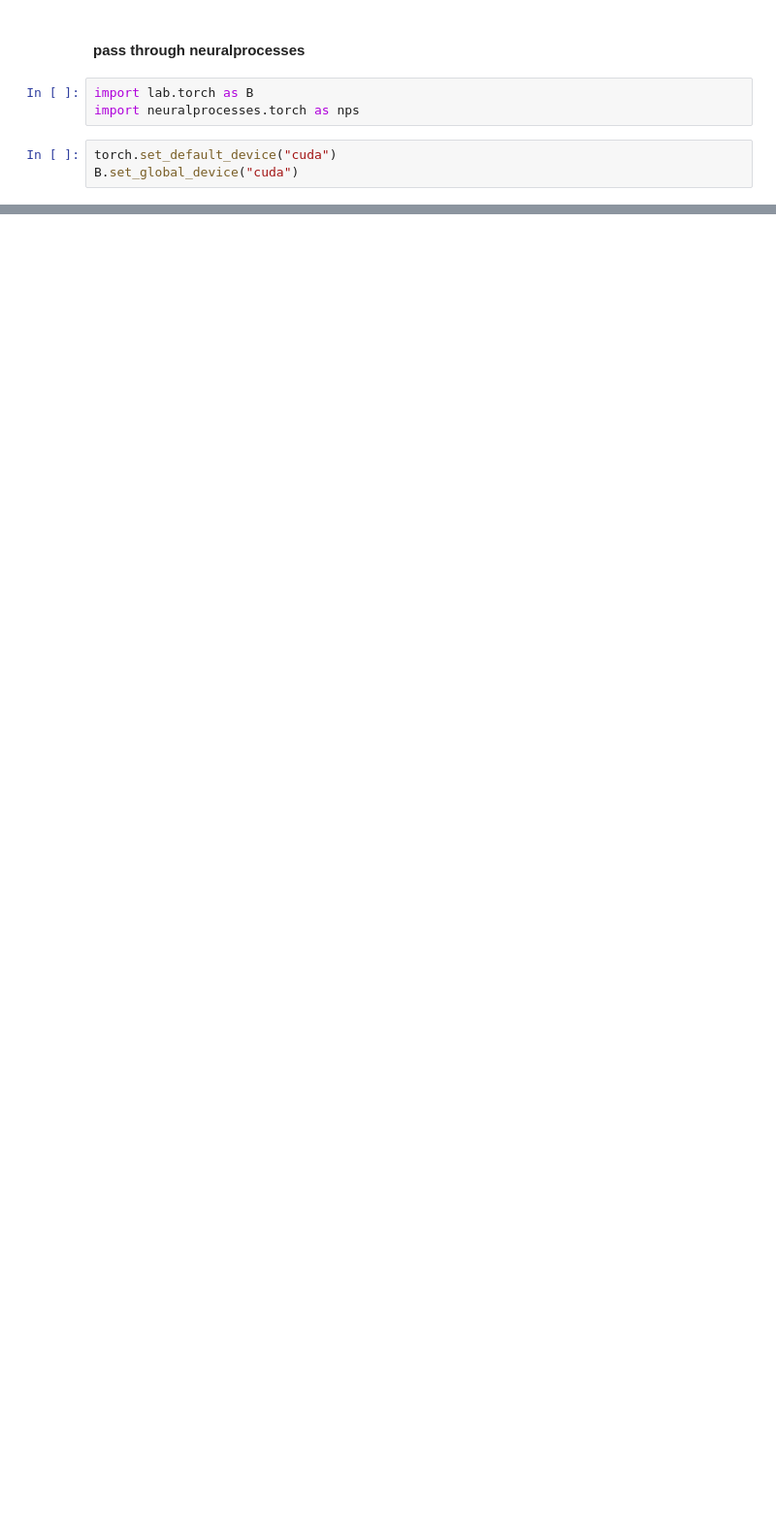
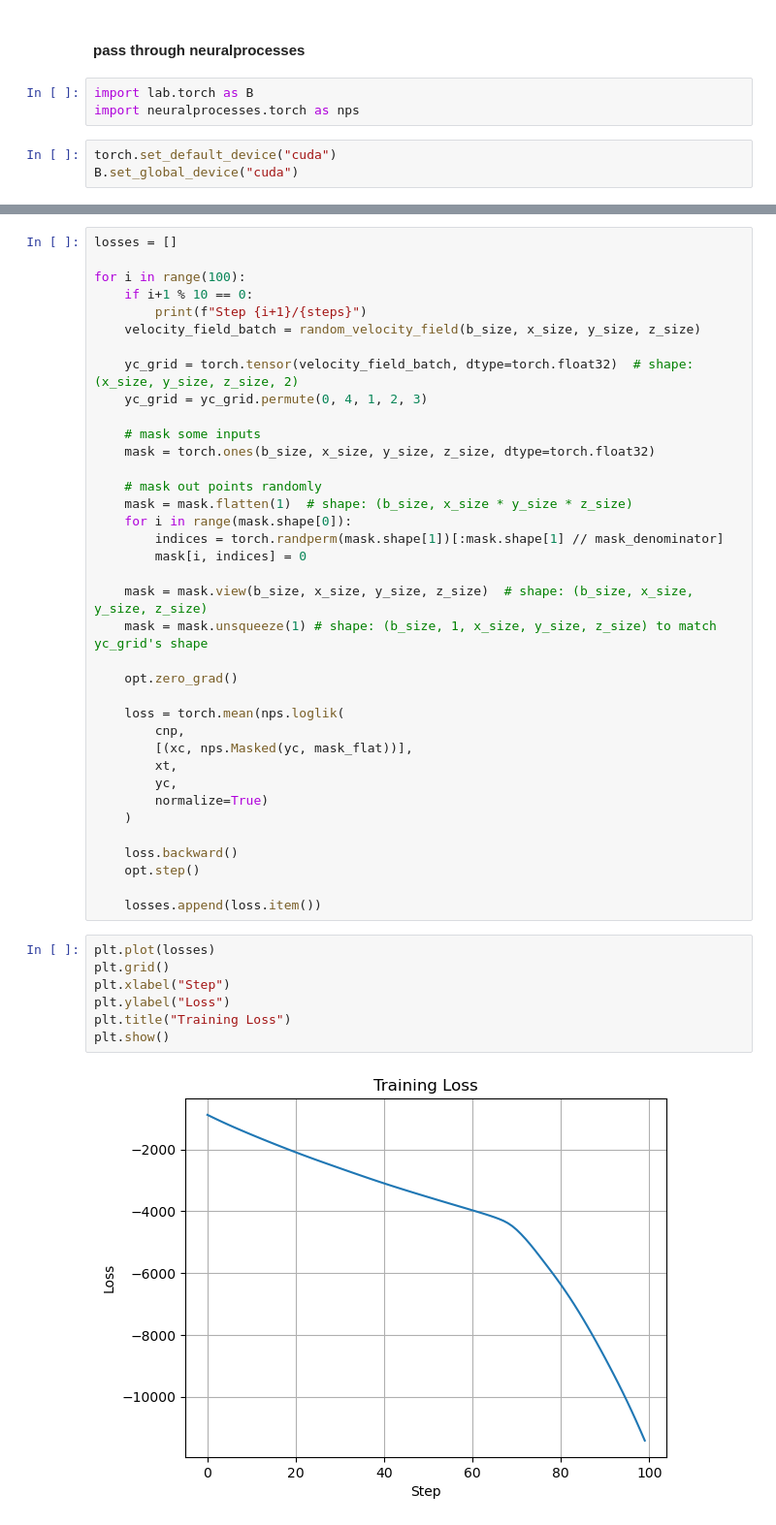
Before and after one commit to LennoxC/jetstream-interpolate-convcnp, a Jupyter notebook: notebooks/dev/neuralprocesses3d.ipynb, the cells around one changed output, grey strips where cells are left out. Shown at 97% size. Drawn from its saved outputs; the diff is of its cells as text; blank space fills up the shorter version.

```diff
--- a/notebooks/dev/neuralprocesses3d.ipynb
+++ b/notebooks/dev/neuralprocesses3d.ipynb
@@ -145,0 +130,46 @@ pred
+# %%
+losses = []
+
+for i in range(100):
+    if i+1 % 10 == 0:
+        print(f"Step {i+1}/{steps}")
+    velocity_field_batch = random_velocity_field(b_size, x_size, y_size, z_size)
+
+    yc_grid = torch.tensor(velocity_field_batch, dtype=torch.float32)  # shape: (x_size, y_size, z_size, 2)
+    yc_grid = yc_grid.permute(0, 4, 1, 2, 3)
+
+    # mask some inputs
+    mask = torch.ones(b_size, x_size, y_size, z_size, dtype=torch.float32)
+
+    # mask out points randomly
+    mask = mask.flatten(1)  # shape: (b_size, x_size * y_size * z_size)
+    for i in range(mask.shape[0]):
+        indices = torch.randperm(mask.shape[1])[:mask.shape[1] // mask_denominator]
+        mask[i, indices] = 0
+
+    mask = mask.view(b_size, x_size, y_size, z_size)  # shape: (b_size, x_size, y_size, z_size)
+    mask = mask.unsqueeze(1) # shape: (b_size, 1, x_size, y_size, z_size) to match yc_grid's shape
+
+    opt.zero_grad()
+
+    loss = torch.mean(nps.loglik(
+        cnp,
+        [(xc, nps.Masked(yc, mask_flat))],
+        xt,
+        yc,
+        normalize=True)
+    )
+
+    loss.backward()
+    opt.step()
+
+    losses.append(loss.item())
+# %%
+plt.plot(losses)
+plt.grid()
+plt.xlabel("Step")
+plt.ylabel("Loss")
+plt.title("Training Loss")
+plt.show()
+# %% [output]
+[figure, added]
```
Also changed, not shown: parts of 15 cells of this notebook.
